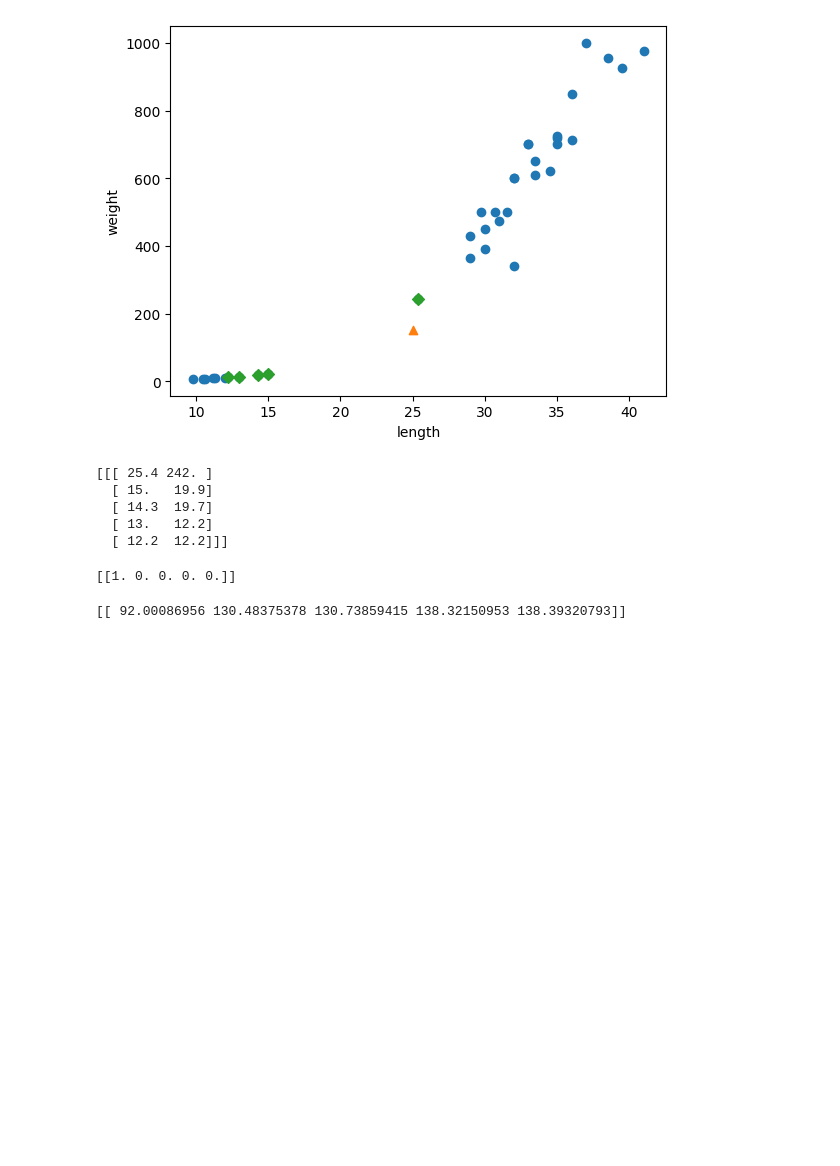
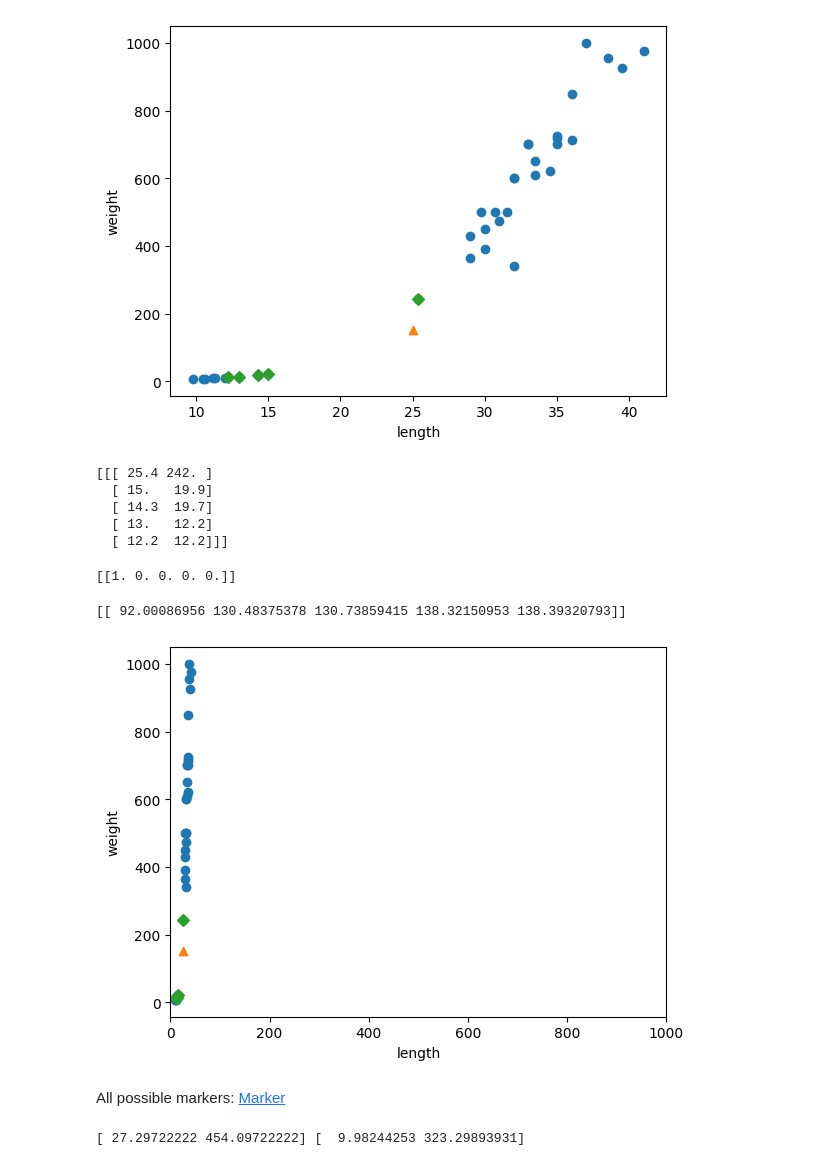
Before and after one commit to KwonNayeon/ml-dl-study-journey, a Jupyter notebook: code/2_2_DataPreProcessing.ipynb, the cells around one changed output. Saved outputs shown, nothing was run; the diff lists cells and outputs as text; code cells hidden in the pictures; blank space fills up the shorter version.

```diff
--- a/code/2_2_DataPreProcessing.ipynb
+++ b/code/2_2_DataPreProcessing.ipynb
@@ -118,3 +118,15 @@ print(train_target[indexes])
 print(distances)
 # %% [output]
 [[ 92.00086956 130.48375378 130.73859415 138.32150953 138.39320793]]
+# %%
+plt.scatter(train_input[:,0], train_input[:,1])
+plt.scatter(25, 150, marker='^')
+plt.scatter(train_input[indexes,0], train_input[indexes,1], marker='D')
+plt.xlim((0, 1000))
+plt.xlabel('length')
+plt.ylabel('weight')
+plt.show()
+# %% [output]
+[figure, added]
+# %% [markdown]
+All possible markers: [Marker](https://bit.ly/matplotlib_marker)
@@ -120,0 +136,4 @@ print(distances)
+# %%
+print(mean, std)
+# %% [output]
+[ 27.29722222 454.09722222] [  9.98244253 323.29893931]
```
Also changed, not shown: parts of 9 cells of this notebook.
